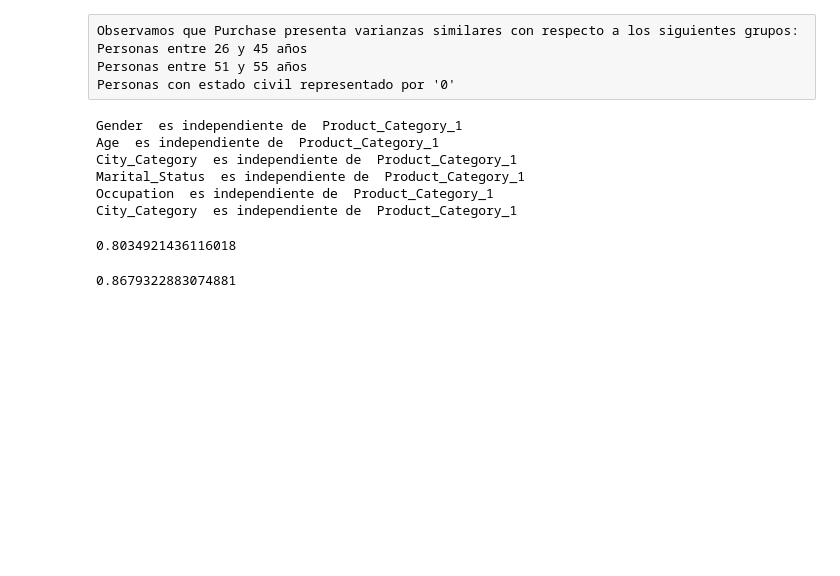
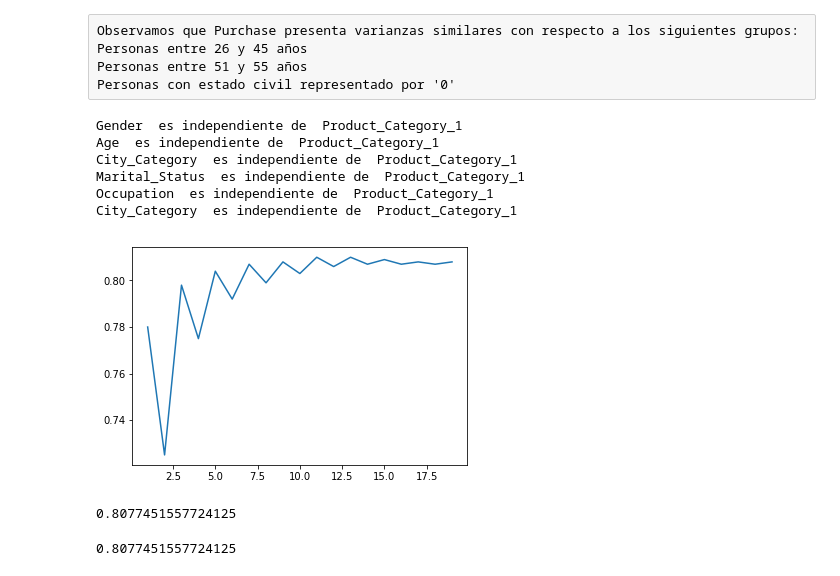
Before and after one commit to aliescont/BlackFriday, a Jupyter notebook: Black_friday_cleaning.ipynb, the cells around one changed output. Saved outputs shown, nothing was run; the diff lists cells and outputs as text; code cells hidden in the pictures; blank space fills up the shorter version.

Commit message:
adding some features plots

```diff
--- a/Black_friday_cleaning.ipynb
+++ b/Black_friday_cleaning.ipynb
@@ -44,7 +44,7 @@ Purchase                        int64
 dtype: object
 # %%
 cat_values = ["Gender", "Age", "Occupation", "City_Category", "Marital_Status", "Product_Category_1",
-              "Product_Category_2", "Product_Category_3"]
+              "Product_Category_2", "Product_Category_3", "Stay_In_Current_City_Years"]
 for column in cat_values:
     black_data[column] = black_data[column].astype('category')
 black_data.dtypes
@@ -398,21 +399,37 @@ Y = LabelEncoder().fit_transform(Y)
 
 #obtenemos los datos de entrenamiento y evaluación
 X_train, X_test, Y_train, Y_test = train_test_split(X, Y, test_size=0.2)
+# %%
+#seleccionamos el valor de k
+from sklearn.neighbors import KNeighborsClassifier
+k_list =[]
+acc_list =[]
+for k in range(1,20):
+    clf = KNeighborsClassifier(n_neighbors=k)
+    clf.fit(X_train, Y_train)
+    y_pred = clf.predict(X_test)
+    acc = round(metrics.accuracy_score(Y_test, y_pred),3)
+    k_list.append(k)
+    acc_list.append(acc)
+
+plt.plot(k_list, acc_list)
+plt.show()
+# %% [output]
+[figure, added]
 # %%
-from sklearn.neighbors import KNeighborsClassifier
-clf = KNeighborsClassifier(n_neighbors=5)
-clf.fit(X_train, Y_train)
-y_pred=clf.predict(X_test)
-metrics.accuracy_score(Y_test, y_pred)
+knn = KNeighborsClassifier(n_neighbors=13)
+knn.fit(X_train, Y_train)
+y_pred_knn=clf.predict(X_test)
+metrics.accuracy_score(Y_test, y_pred_knn)
 # %% [output]
-0.8034921436116018
+0.8077451557724125
 # %%
 #aplicamos Random Forest
-clf = RandomForestClassifier(n_estimators=40)
-clf.fit(X_train,Y_train)
+clf_rf = RandomForestClassifier(n_estimators=100)
+clf_rf.fit(X_train,Y_train)
 
-y_pred=clf.predict(X_test)
+y_pred_rf=clf.predict(X_test)
 #calculamos la precisión y lo comparamos con GaussianNB
-metrics.accuracy_score(Y_test, y_pred)
+metrics.accuracy_score(Y_test, y_pred_rf)
 # %% [output]
-0.8679322883074881
+0.8077451557724125
```
Also changed, not shown: parts of 15 cells of this notebook.
